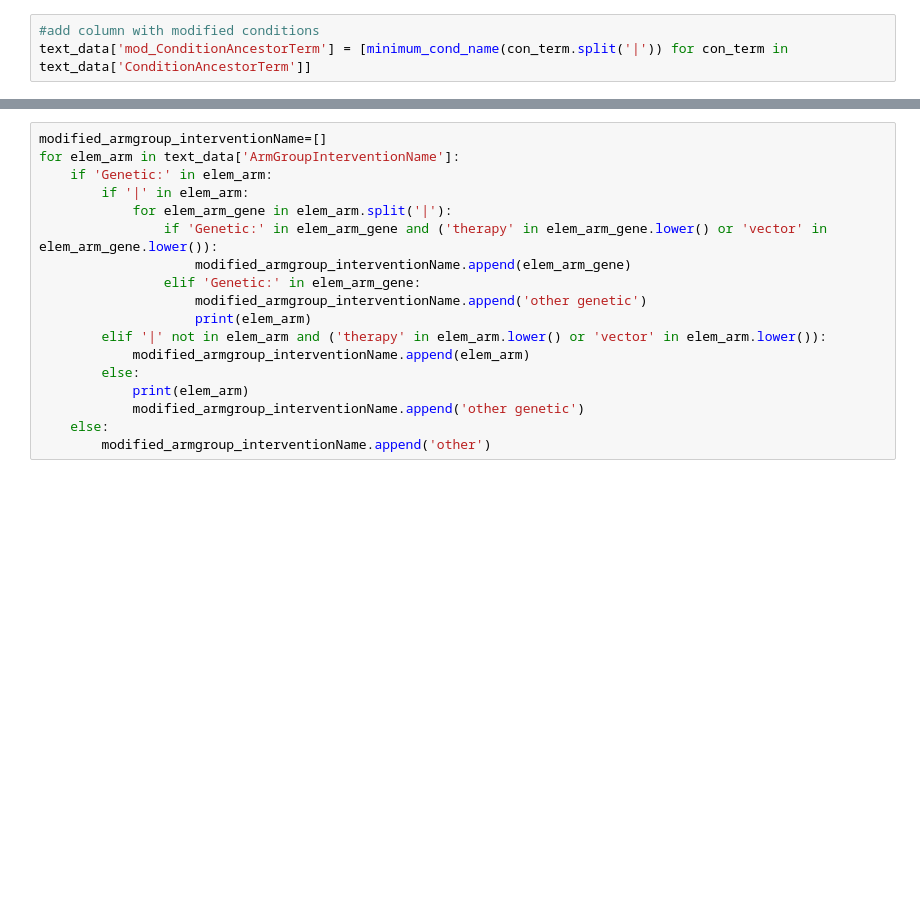
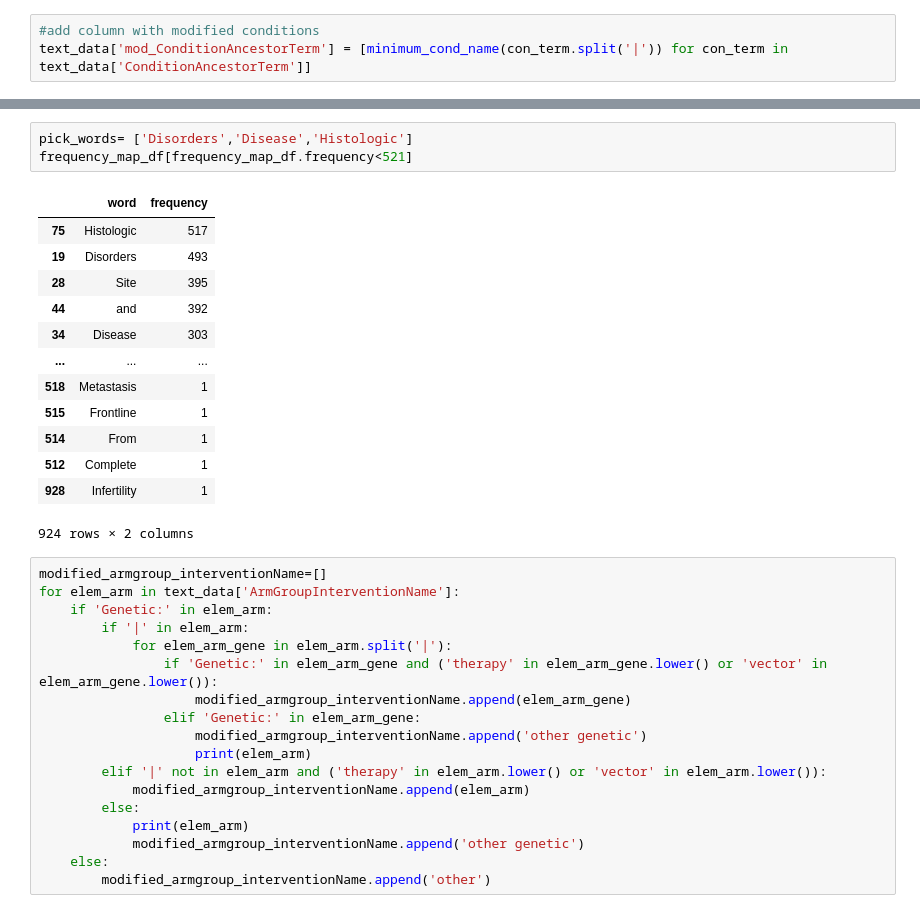
Before and after one commit to hshadman/testrun_, a Jupyter notebook: read_text.ipynb, the cells around one changed output, grey strips where cells are left out. Saved outputs shown, nothing was run; the diff lists cells and outputs as text; blank space fills up the shorter version.

```diff
--- a/read_text.ipynb
+++ b/read_text.ipynb
@@ -121,3 +106,20 @@ frequency_map
+# %%
+pick_words= ['Disorders','Disease','Histologic']
+frequency_map_df[frequency_map_df.frequency<521]
+# %% [output]
+|  | word | frequency |
+| 75 | Histologic | 517 |
+| 19 | Disorders | 493 |
+| 28 | Site | 395 |
+| 44 | and | 392 |
+| 34 | Disease | 303 |
+| ... | ... | ... |
+| 518 | Metastasis | 1 |
+| 515 | Frontline | 1 |
+| 514 | From | 1 |
+| 512 | Complete | 1 |
+| 928 | Infertility | 1 |
+924 rows × 2 columns
 # %%
 modified_armgroup_interventionName=[]
 for elem_arm in text_data['ArmGroupInterventionName']:
```
Also changed, not shown: parts of 3 cells of this notebook.
